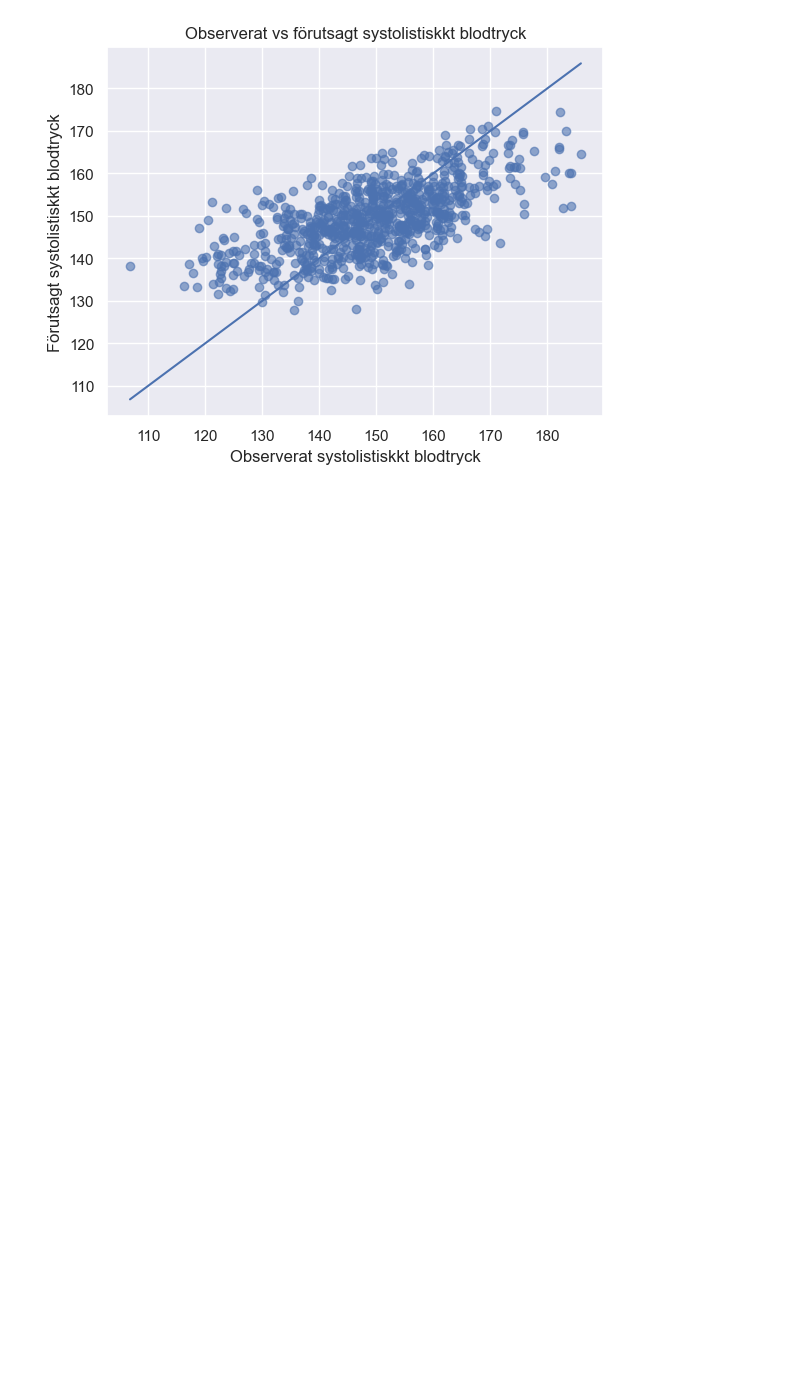
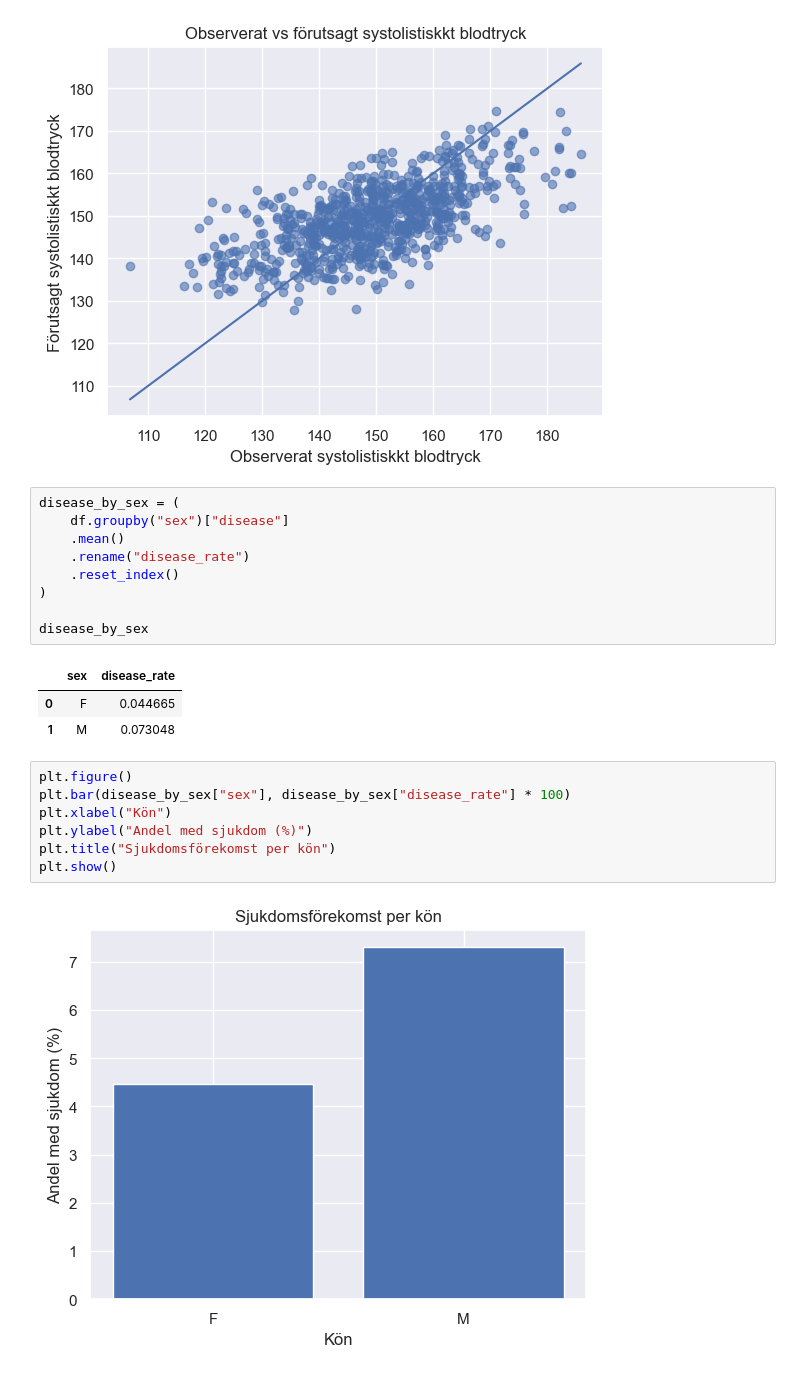
Before and after one commit to SoroushGReza/health-study, a Jupyter notebook: notebooks/health_study_del2.ipynb, the cells around one changed output. Saved outputs shown, nothing was run; the diff lists cells and outputs as text; blank space fills up the shorter version.

Commit message:
Add disease prevalence by sex analysis and visualization in notebook

```diff
--- a/notebooks/health_study_del2.ipynb
+++ b/notebooks/health_study_del2.ipynb
@@ -122,3 +122,25 @@ eftersom modellen bygger på matricer och vektorer (Xβ ≈ y).
 analyzer.plot_bp_predicted_vs_actual()
 # %% [output]
 [figure]
+# %%
+disease_by_sex = (
+    df.groupby("sex")["disease"]
+    .mean()
+    .rename("disease_rate")
+    .reset_index()
+)
+
+disease_by_sex
+# %% [output]
+|  | sex | disease_rate |
+| 0 | F | 0.044665 |
+| 1 | M | 0.073048 |
+# %%
+plt.figure()
+plt.bar(disease_by_sex["sex"], disease_by_sex["disease_rate"] * 100)
+plt.xlabel("Kön")
+plt.ylabel("Andel med sjukdom (%)")
+plt.title("Sjukdomsförekomst per kön")
+plt.show()
+# %% [output]
+[figure, added]
```
Also changed, not shown: parts of 1 cell of this notebook.
